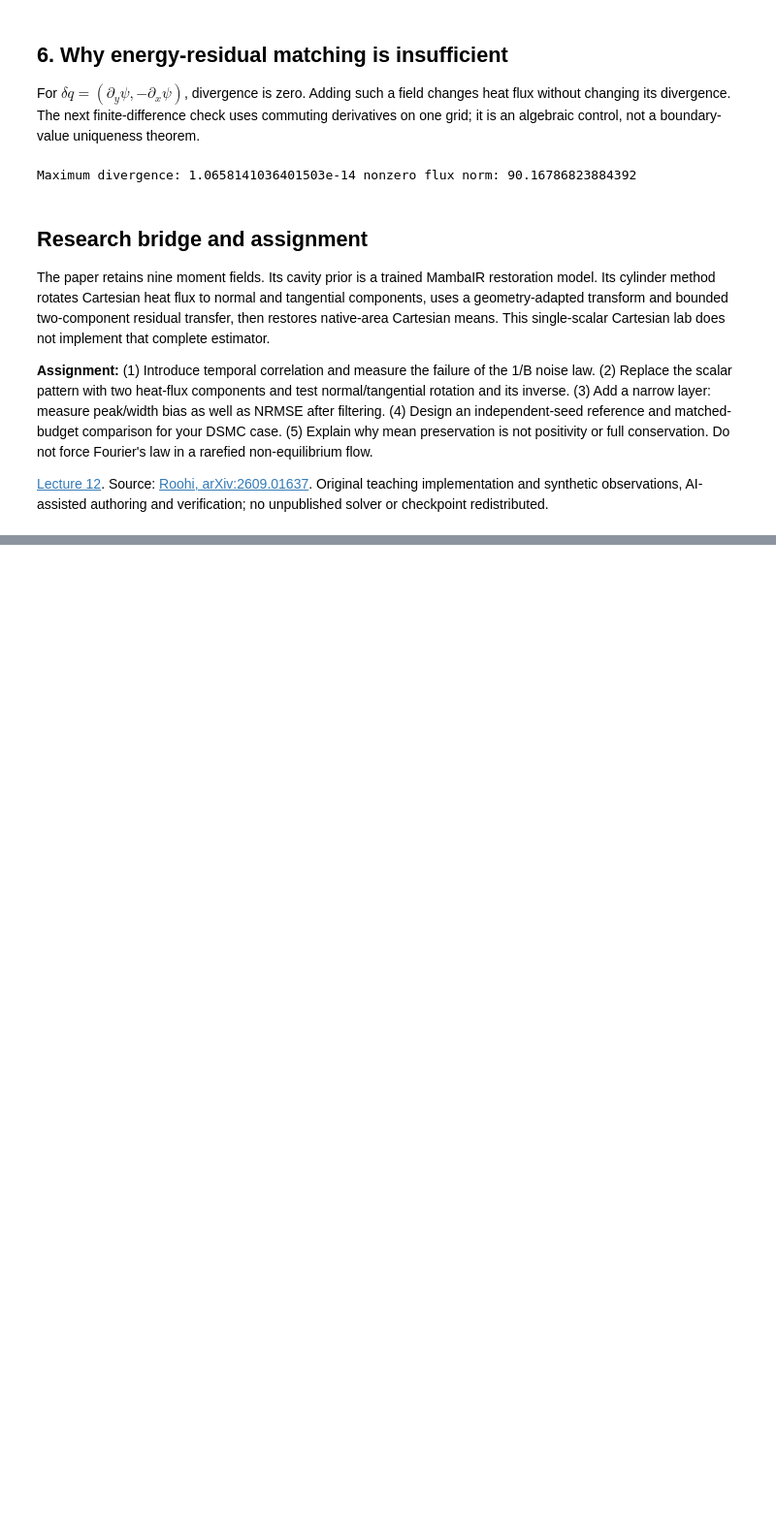
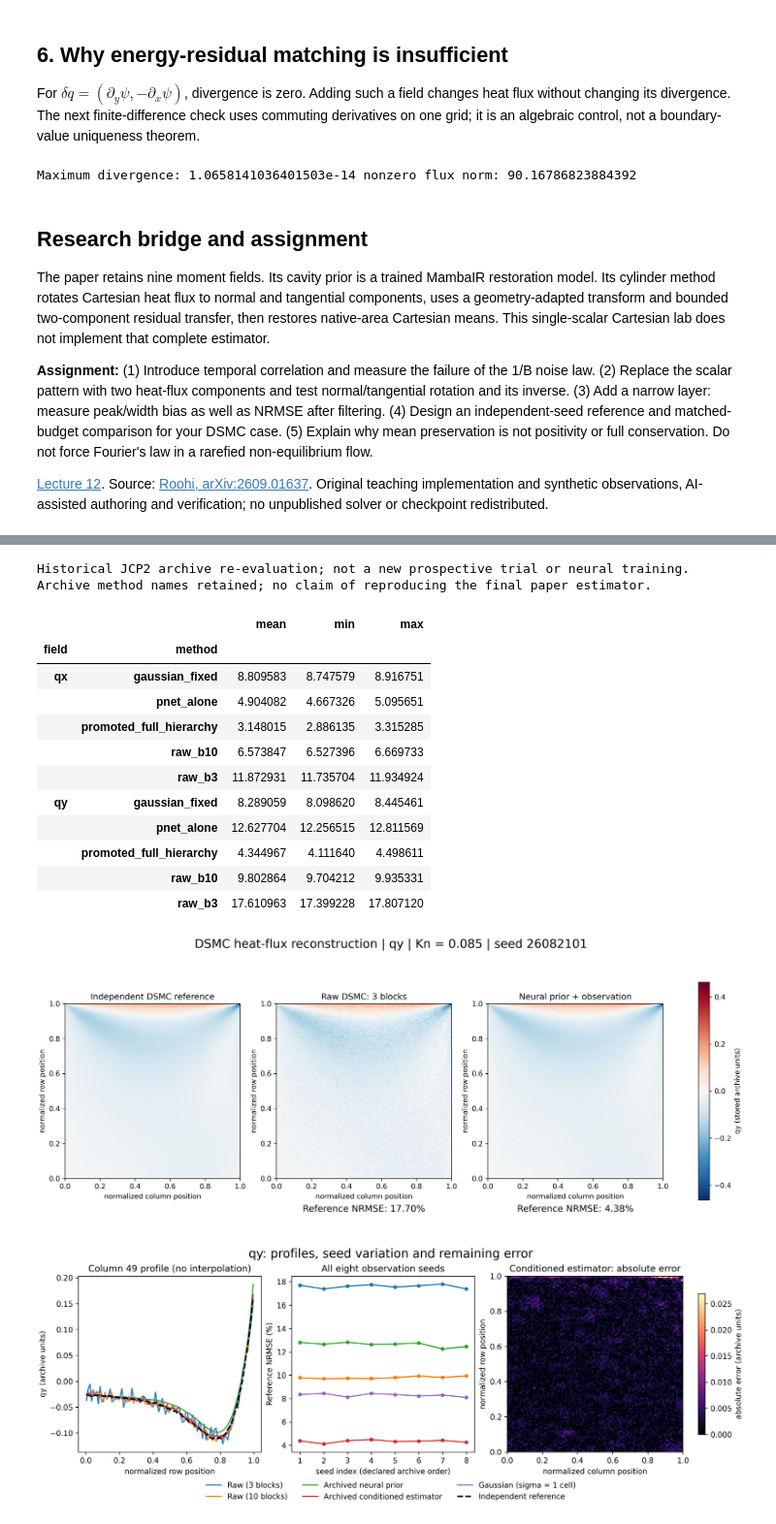
Before and after one commit to Ehsan-Roohi/FlowMLLab, a Jupyter notebook: notebooks/week12/W12_DSMC_Moment_Reconstruction.ipynb, the cells around one changed output, grey strips where cells are left out. Shown at 97% size. Cells and saved outputs as stored; diff of their text form; code cells hidden in the pictures; blank space fills up the shorter version.

```diff
--- a/notebooks/week12/W12_DSMC_Moment_Reconstruction.ipynb
+++ b/notebooks/week12/W12_DSMC_Moment_Reconstruction.ipynb
@@ -251,0 +268,38 @@ authoring and verification; no unpublished solver or checkpoint redistributed.
+# %%
+import json, hashlib
+evidence = ROOT / 'results' / 'week12_research'
+manifest = json.loads((evidence / 'research_manifest.json').read_text())
+print(manifest['scope'])
+
+for filename, sha in manifest['files'].items():
+    assert hashlib.sha256((evidence / filename).read_bytes()).hexdigest() == sha
+real_metrics = pd.read_csv(evidence / 'metrics.csv')
+display(100*real_metrics.groupby(['field','method'])['reference_nrmse'].agg(['mean','min','max']))
+with np.load(evidence / 'first_seed_fields.npz', allow_pickle=False) as arrays:
+    for field in ['qx','qy']:
+        reference = arrays[field+'_reference'].astype(float)
+        for method in real_metrics.method.unique():
+            value = arrays[field+'_'+method].astype(float)
+            error = np.linalg.norm(value-reference)/np.linalg.norm(reference)
+            saved = real_metrics[(real_metrics.field==field) & (real_metrics.method==method)
+                                 & (real_metrics.seed==manifest['illustrated_seed'])].iloc[0]
+            np.testing.assert_allclose(error, saved.reference_nrmse, rtol=1e-7)
+from IPython.display import Image
+display(Image(filename=str(evidence / 'cavity_qy_hero.png'), width=1200))
+display(Image(filename=str(evidence / 'cavity_qy_audit.png'), width=1200))
+# %% [output]
+Historical JCP2 archive re-evaluation; not a new prospective trial or neural training. Archive method names retained; no claim of reproducing the final paper estimator.
+|  |  | mean | min | max |
+| field | method |  |  |  |
+| qx | gaussian_fixed | 8.809583 | 8.747579 | 8.916751 |
+|  | pnet_alone | 4.904082 | 4.667326 | 5.095651 |
+|  | promoted_full_hierarchy | 3.148015 | 2.886135 | 3.315285 |
+|  | raw_b10 | 6.573847 | 6.527396 | 6.669733 |
+|  | raw_b3 | 11.872931 | 11.735704 | 11.934924 |
+| qy | gaussian_fixed | 8.289059 | 8.098620 | 8.445461 |
+|  | pnet_alone | 12.627704 | 12.256515 | 12.811569 |
+|  | promoted_full_hierarchy | 4.344967 | 4.111640 | 4.498611 |
+|  | raw_b10 | 9.802864 | 9.704212 | 9.935331 |
+|  | raw_b3 | 17.610963 | 17.399228 | 17.807120 |
+[figure, added]
+[figure, added]
```
Also changed, not shown: parts of 3 cells of this notebook, 46 other files.
